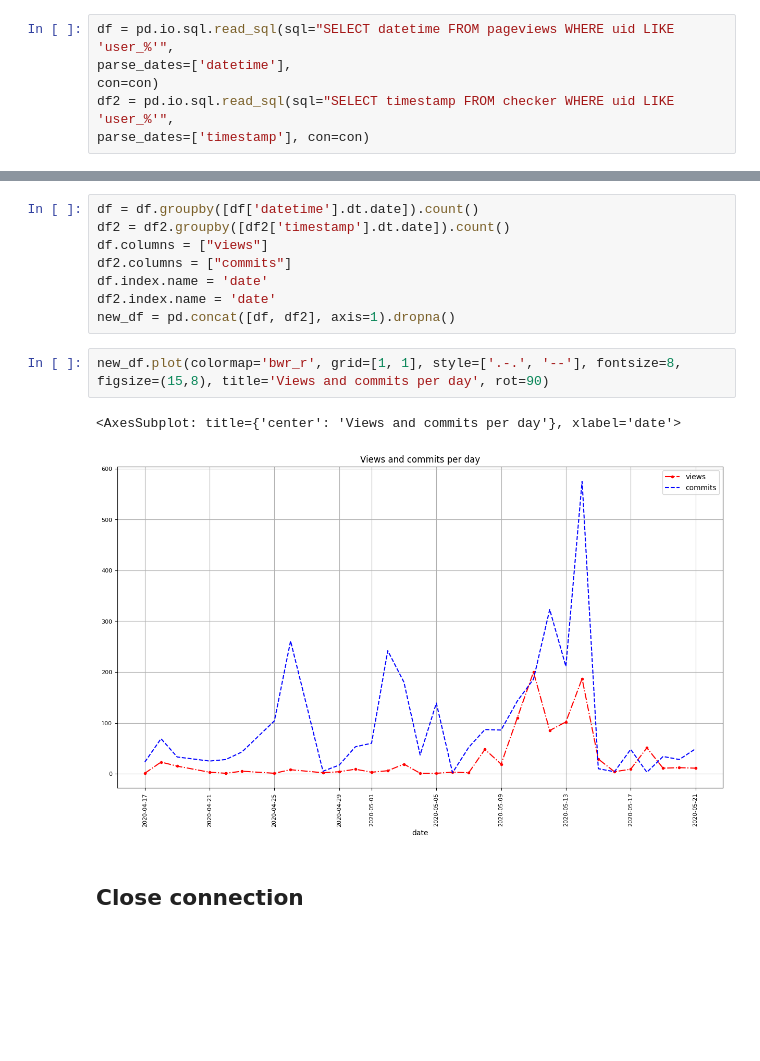
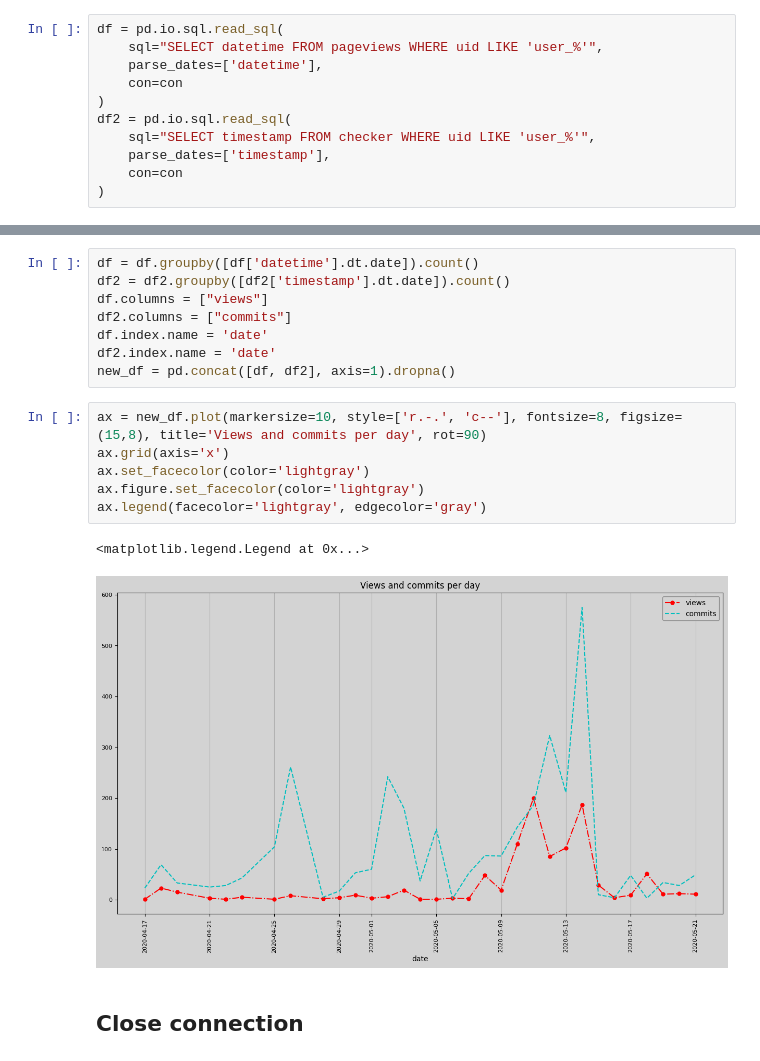
Before and after one commit to greg-gav/Python_DS_42_Picine, a Jupyter notebook: day_07/ex01/01_line_chart_styles.ipynb, the cells around one changed output, grey strips where cells are left out. Drawn from its saved outputs; the diff is of its cells as text; blank space fills up the shorter version.

```diff
--- a/day_07/ex01/01_line_chart_styles.ipynb
+++ b/day_07/ex01/01_line_chart_styles.ipynb
@@ -9,11 +9,16 @@ con = sqlite3.connect("../data/checking-logs.sqlite")
 # %% [markdown]
  ##  datetime from the pageviews table
 # %%
-df = pd.io.sql.read_sql(sql="SELECT datetime FROM pageviews WHERE uid LIKE 'user_%'",
-parse_dates=['datetime'],
-con=con)
-df2 = pd.io.sql.read_sql(sql="SELECT timestamp FROM checker WHERE uid LIKE 'user_%'",
-parse_dates=['timestamp'], con=con)
+df = pd.io.sql.read_sql(
+    sql="SELECT datetime FROM pageviews WHERE uid LIKE 'user_%'",
+    parse_dates=['datetime'],
+    con=con
+)
+df2 = pd.io.sql.read_sql(
+    sql="SELECT timestamp FROM checker WHERE uid LIKE 'user_%'",
+    parse_dates=['timestamp'],
+    con=con
+)
 # %% [markdown]
 ##  a new dataframe where the visits are counted and grouped by date
 # %%
@@ -25,10 +30,14 @@ df.index.name = 'date'
 df2.index.name = 'date'
 new_df = pd.concat([df, df2], axis=1).dropna()
 # %%
-new_df.plot(colormap='bwr_r', grid=[1, 1], style=['.-.', '--'], fontsize=8, figsize=(15,8), title='Views and commits per day', rot=90)
+ax = new_df.plot(markersize=10, style=['r.-.', 'c--'], fontsize=8, figsize=(15,8), title='Views and commits per day', rot=90)
+ax.grid(axis='x')
+ax.set_facecolor(color='lightgray')
+ax.figure.set_facecolor(color='lightgray')
+ax.legend(facecolor='lightgray', edgecolor='gray')
 # %% [output]
-<AxesSubplot: title={'center': 'Views and commits per day'}, xlabel='date'>
+<matplotlib.legend.Legend at 0x...>
-[figure, old version]
+[figure, new version]
 # %% [markdown]
 ## Close connection
 # %%
```
Also changed, not shown: parts of 1 cell of this notebook.
